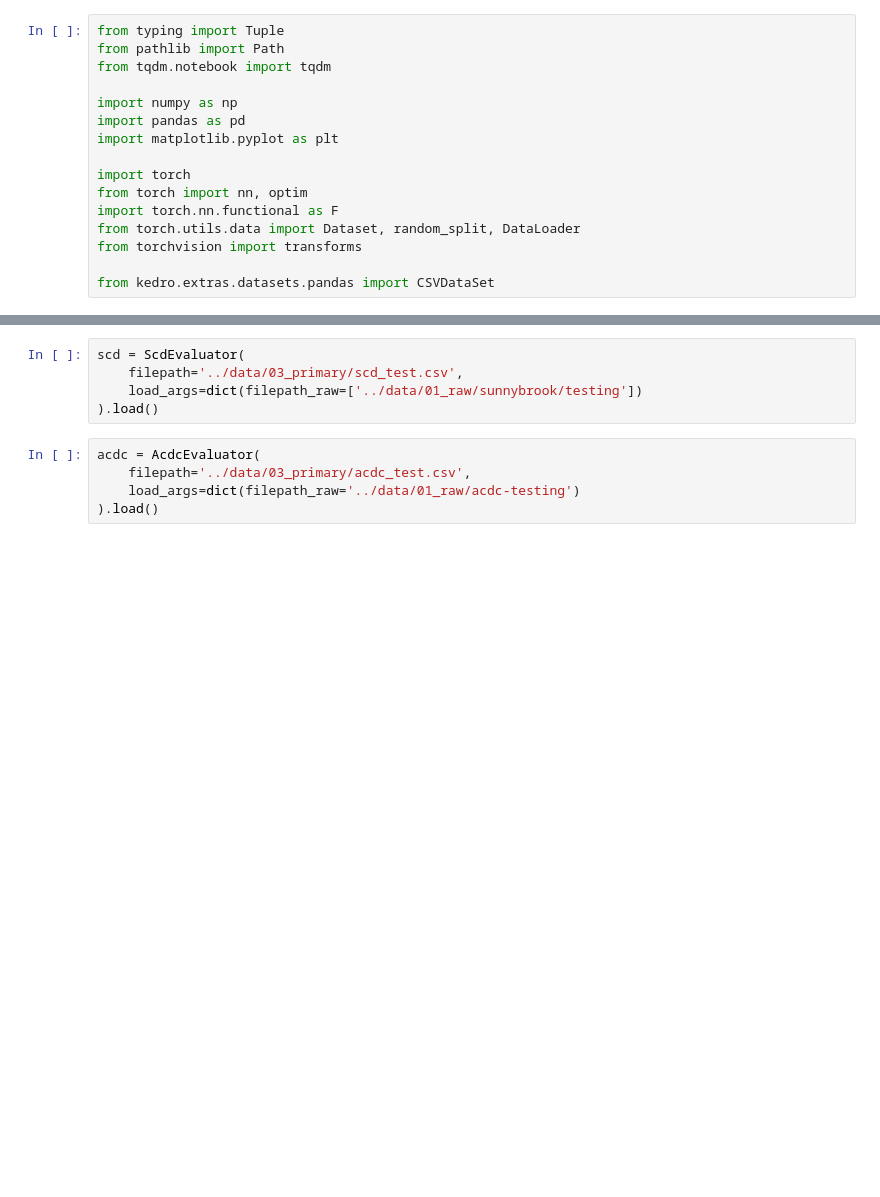
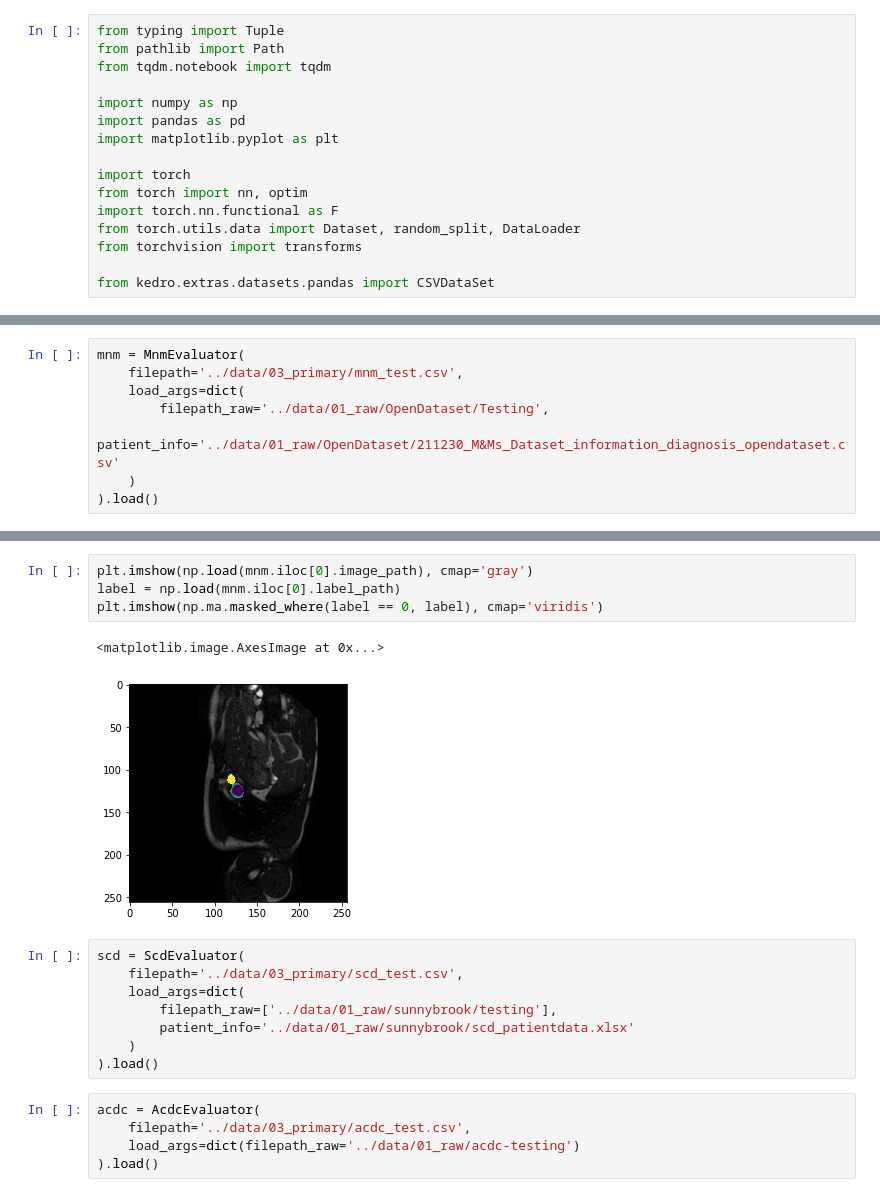
Before and after one commit to arnauddhaene/tagseg, a Jupyter notebook: notebooks/eval.ipynb, the cells around one changed output, grey strips where cells are left out. Cells and saved outputs as stored; diff of their text form; blank space fills up the shorter version.

Commit message:
New: fixing evaluation dataset for MNM

```diff
--- a/notebooks/eval.ipynb
+++ b/notebooks/eval.ipynb
@@ -22,0 +36,8 @@ from tagseg.data.scd_dataset import ScdEvaluator
+# %%
+mnm = MnmEvaluator(
+    filepath='../data/03_primary/mnm_test.csv',
+    load_args=dict(
+        filepath_raw='../data/01_raw/OpenDataset/Testing',
+        patient_info='../data/01_raw/OpenDataset/211230_M&Ms_Dataset_information_diagnosis_opendataset.csv'
+    )
+).load()
@@ -23,7 +60,17 @@ from tagseg.data.scd_dataset import ScdEvaluator
+# %%
+plt.imshow(np.load(mnm.iloc[0].image_path), cmap='gray')
+label = np.load(mnm.iloc[0].label_path)
+plt.imshow(np.ma.masked_where(label == 0, label), cmap='viridis')
+# %% [output]
+<matplotlib.image.AxesImage at 0x...>
+[figure, added]
 # %%
 scd = ScdEvaluator(
     filepath='../data/03_primary/scd_test.csv',
-    load_args=dict(filepath_raw=['../data/01_raw/sunnybrook/testing'])
+    load_args=dict(
+        filepath_raw=['../data/01_raw/sunnybrook/testing'],
+        patient_info='../data/01_raw/sunnybrook/scd_patientdata.xlsx'
+    )
 ).load()
 # %%
 acdc = AcdcEvaluator(
```
Also changed, not shown: parts of 5 cells of this notebook, 5 other files.
